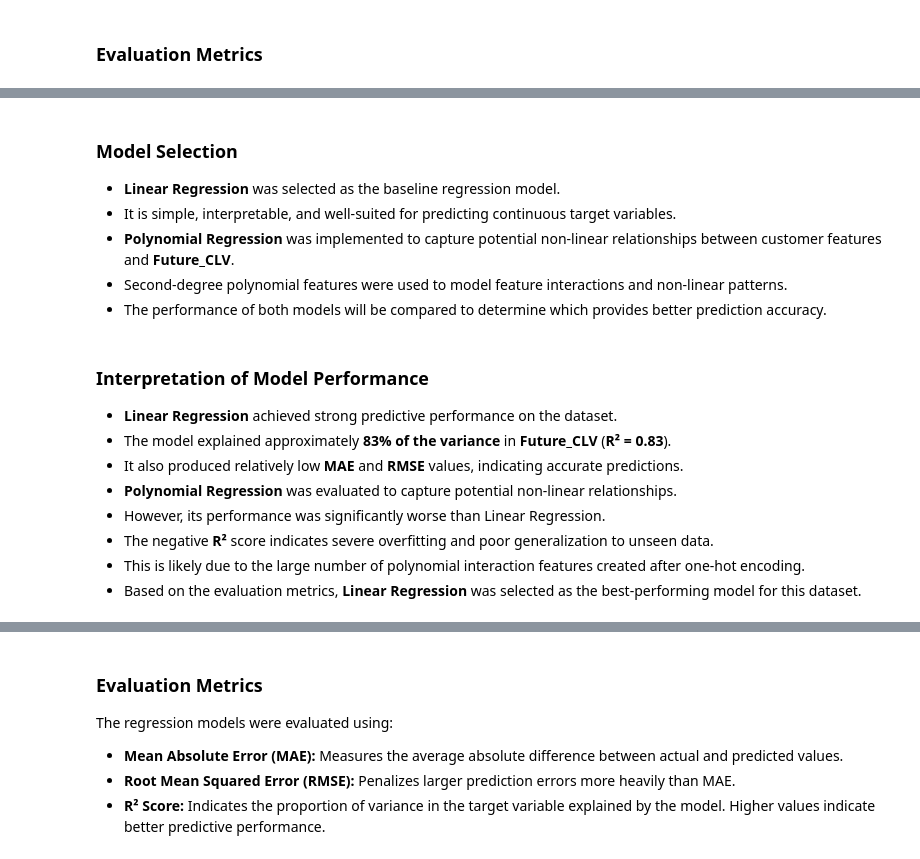
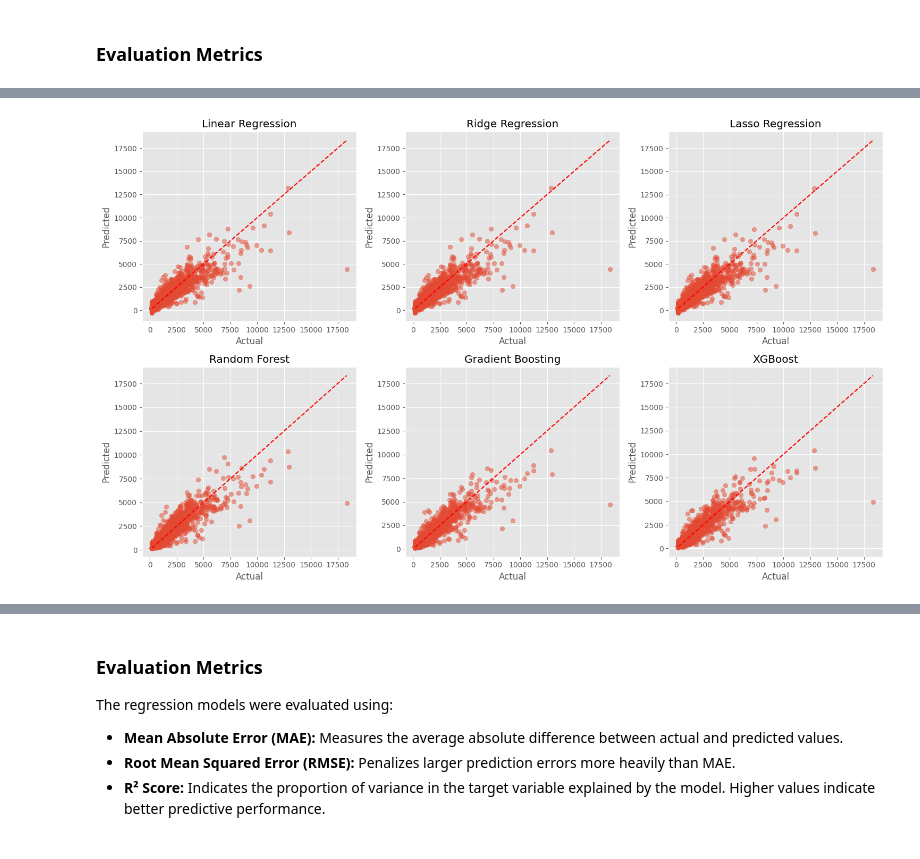
Before and after one commit to AswinSanthoshDev/Predictive-Analytics-Mini-Project, a Jupyter notebook: notebooks/project_analysis.ipynb, the cells around one changed output, grey strips where cells are left out. Saved outputs shown, nothing was run; the diff lists cells and outputs as text; code cells hidden in the pictures.

```diff
--- a/notebooks/project_analysis.ipynb
+++ b/notebooks/project_analysis.ipynb
@@ -625,0 +668,2 @@ poly_predictions = poly_model.predict(X_test_poly)
+# %%
+gbr_predictions = gbr_model.predict(X_test)
@@ -625,0 +672,13 @@ poly_predictions = poly_model.predict(X_test_poly)
+# %%
+from xgboost import XGBRegressor
+
+xgb_model = XGBRegressor(
+    n_estimators=100,
+    learning_rate=0.1,
+    max_depth=4,
+    subsample=0.8,
+    colsample_bytree=0.8,
+    random_state=42
+)
+# %%
+xgb_model.fit(X_train, y_train)
@@ -626,3 +697,5 @@ poly_predictions = poly_model.predict(X_test_poly)
+# %%
+xgb_predictions = xgb_model.predict(X_test)
 # %% [markdown]
 ### Evaluation Metrics
 # %%
@@ -737,19 +776,38 @@ plt.show()
-# %% [markdown]
-### Model Selection
-
-- **Linear Regression** was selected as the baseline regression model.
-- It is simple, interpretable, and well-suited for predicting continuous target variables.
-- **Polynomial Regression** was implemented to capture potential non-linear relationships between customer features and **Future_CLV**.
-- Second-degree polynomial features were used to model feature interactions and non-linear patterns.
-- The performance of both models will be compared to determine which provides better prediction accuracy.
-# %% [markdown]
-### Interpretation of Model Performance
-
-- **Linear Regression** achieved strong predictive performance on the dataset.
-- The model explained approximately **83% of the variance** in **Future_CLV** (**R² = 0.83**).
-- It also produced relatively low **MAE** and **RMSE** values, indicating accurate predictions.
-- **Polynomial Regression** was evaluated to capture potential non-linear relationships.
-- However, its performance was significantly worse than Linear Regression.
-- The negative **R²** score indicates severe overfitting and poor generalization to unseen data.
-- This is likely due to the large number of polynomial interaction features created after one-hot encoding.
-- Based on the evaluation metrics, **Linear Regression** was selected as the best-performing model for this dataset.
+# %%
+predictions = {
+    "Linear Regression": linear_predictions,
+    "Ridge Regression": ridge_predictions,
+    "Lasso Regression": lasso_predictions,
+    "Random Forest": rf_predictions,
+    "Gradient Boosting": gbr_predictions,
+    "XGBoost": xgb_predictions
+}
+
+rows = 2
+cols = 3
+
+fig, axes = plt.subplots(rows, cols, figsize=(15, 9))
+axes = axes.flatten()
+
+for ax, (name, pred) in zip(axes, predictions.items()):
+
+    ax.scatter(y_test, pred, alpha=0.5)
+
+    ax.plot(
+        [y_test.min(), y_test.max()],
+        [y_test.min(), y_test.max()],
+        color="red",
+        linestyle="--"
+    )
+
+    ax.set_title(name)
+    ax.set_xlabel("Actual")
+    ax.set_ylabel("Predicted")
+
+for ax in axes[len(predictions):]:
+    ax.axis("off")
+
+plt.tight_layout()
+plt.show()
+# %% [output]
+[figure, added]
```
Also changed, not shown: parts of 57 cells of this notebook, 6 other files.
